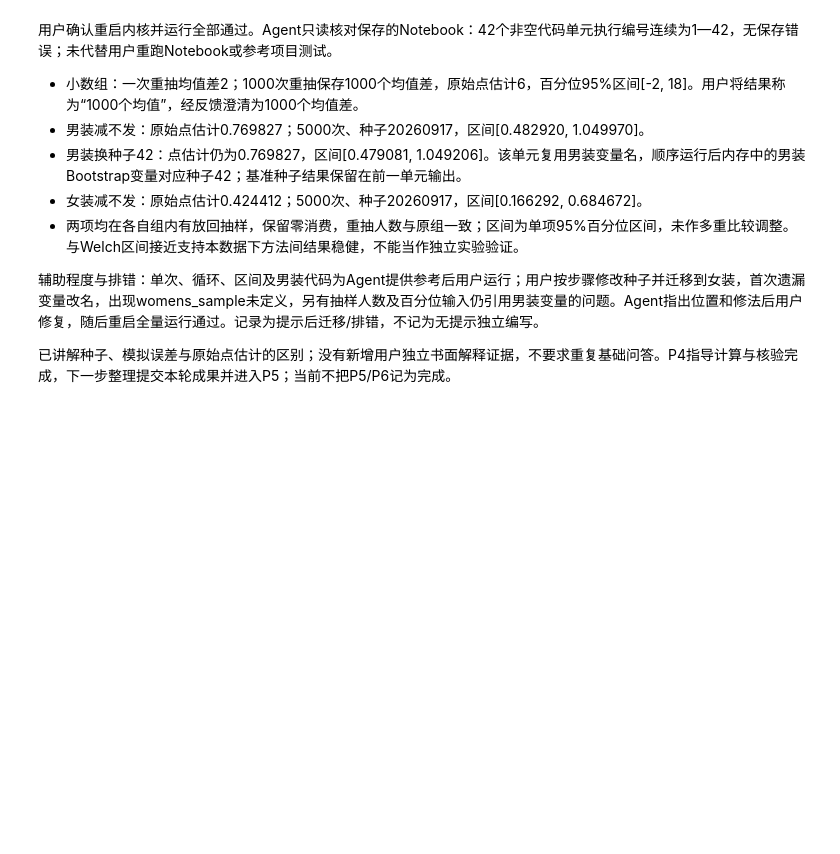
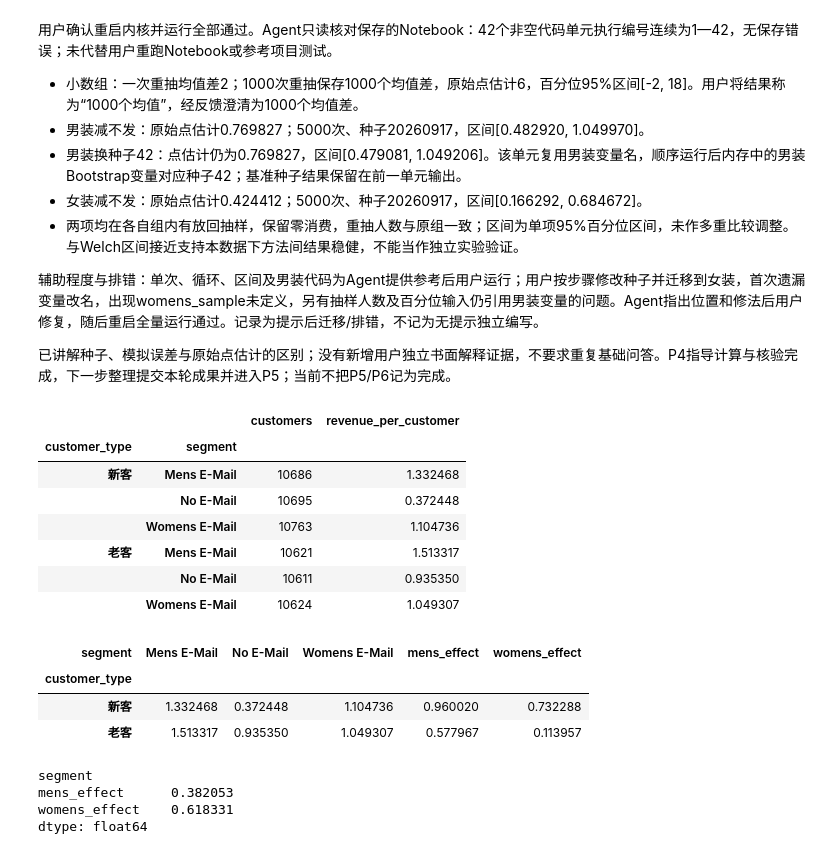
Before and after one commit to xiaomaoII/email-abtest-analysis, a Jupyter notebook: notebooks/python_practice.ipynb, the cells around one changed output. Cells and saved outputs as stored; diff of their text form; code cells hidden in the pictures; blank space fills up the shorter version.

```diff
--- a/notebooks/python_practice.ipynb
+++ b/notebooks/python_practice.ipynb
@@ -847,3 +847,61 @@ Bootstrap 95%置信区间：[0.166292, 0.684672]
 辅助程度与排错：单次、循环、区间及男装代码为Agent提供参考后用户运行；用户按步骤修改种子并迁移到女装，首次遗漏变量改名，出现womens_sample未定义，另有抽样人数及百分位输入仍引用男装变量的问题。Agent指出位置和修法后用户修复，随后重启全量运行通过。记录为提示后迁移/排错，不记为无提示独立编写。
 
 已讲解种子、模拟误差与原始点估计的区别；没有新增用户独立书面解释证据，不要求重复基础问答。P4指导计算与核验完成，下一步整理提交本轮成果并进入P5；当前不把P5/P6记为完成。
+# %%
+df["customer_type"] = df["newbie"].map({
+    0: "老客",
+    1: "新客",
+})
+
+customer_group_summary = (
+    df.groupby(["customer_type", "segment"])
+      .agg(
+          customers=("spend", "size"),
+          revenue_per_customer=("spend", "mean"),
+      )
+)
+
+customer_group_summary
+# %% [output]
+|  |  | customers | revenue_per_customer |
+| customer_type | segment |  |  |
+| 新客 | Mens E-Mail | 10686 | 1.332468 |
+|  | No E-Mail | 10695 | 0.372448 |
+|  | Womens E-Mail | 10763 | 1.104736 |
+| 老客 | Mens E-Mail | 10621 | 1.513317 |
+|  | No E-Mail | 10611 | 0.935350 |
+|  | Womens E-Mail | 10624 | 1.049307 |
+# %%
+customer_mean_table = (
+    customer_group_summary["revenue_per_customer"]
+    .unstack("segment")
+)
+
+customer_mean_table["mens_effect"] = (
+    customer_mean_table["Mens E-Mail"]
+    - customer_mean_table["No E-Mail"]
+)
+
+customer_mean_table["womens_effect"] = (
+    customer_mean_table["Womens E-Mail"]
+    - customer_mean_table["No E-Mail"]
+)
+
+customer_mean_table
+# %% [output]
+| segment | Mens E-Mail | No E-Mail | Womens E-Mail | mens_effect | womens_effect |
+| customer_type |  |  |  |  |  |
+| 新客 | 1.332468 | 0.372448 | 1.104736 | 0.960020 | 0.732288 |
+| 老客 | 1.513317 | 0.935350 | 1.049307 | 0.577967 | 0.113957 |
+# %%
+customer_effect_difference = (
+    customer_mean_table.loc["新客", ["mens_effect", "womens_effect"]]
+    - customer_mean_table.loc["老客", ["mens_effect", "womens_effect"]]
+)
+
+customer_effect_difference
+# %% [output]
+segment
+mens_effect      0.382053
+womens_effect    0.618331
+dtype: float64
```
Also changed, not shown: parts of 14 cells of this notebook, 4 other files.
